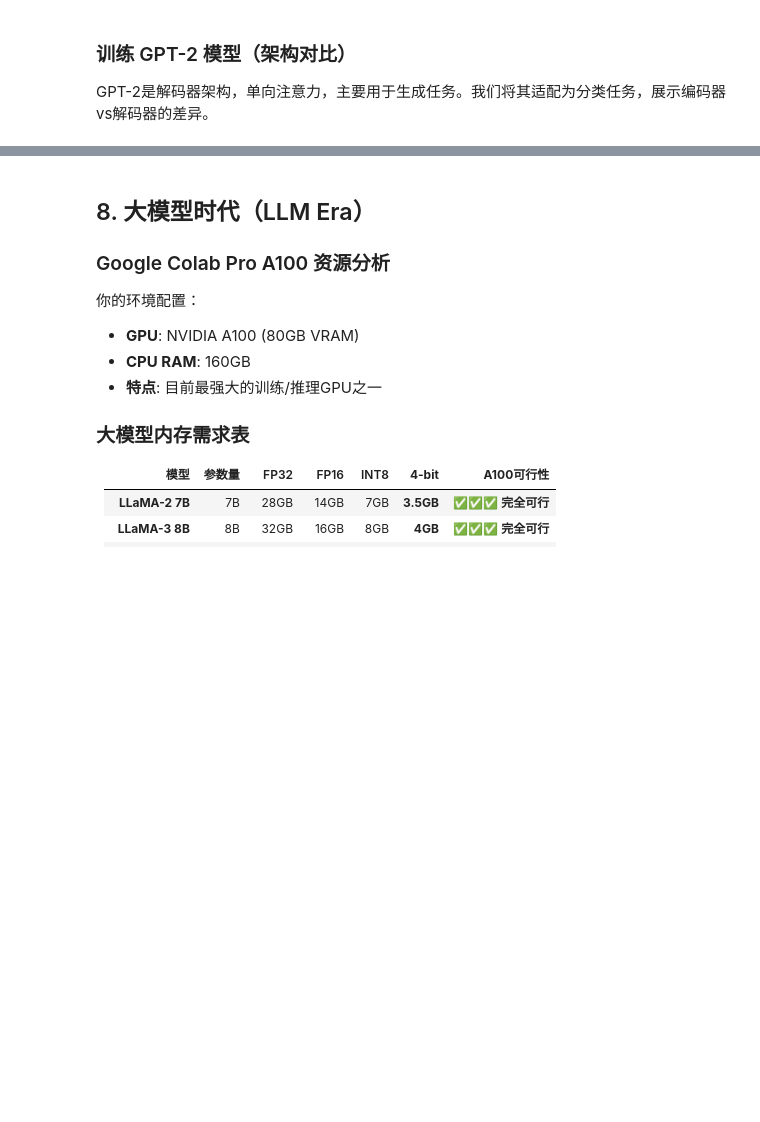
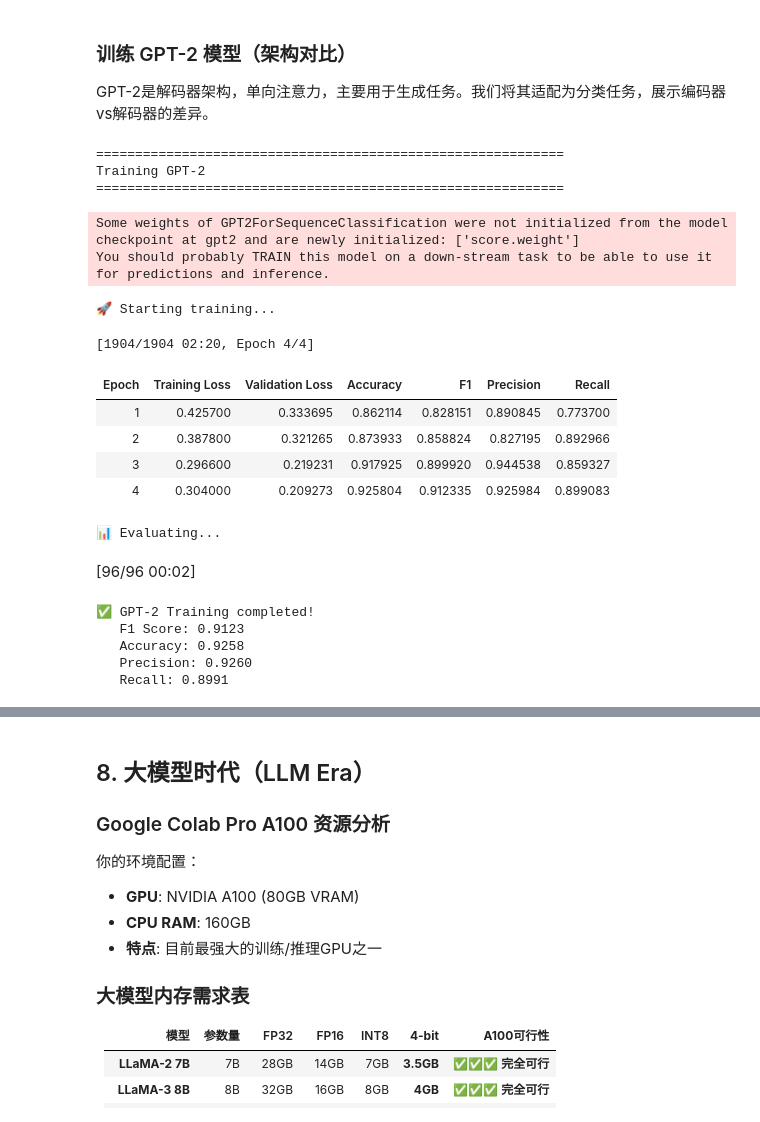
Before and after one commit to RockDeng110/Natural-Language-Processing-with-Disaster-Tweets, a Jupyter notebook: notebooks/00_complete_workflow_simple.ipynb, the cells around one changed output, grey strips where cells are left out. Saved outputs shown, nothing was run; the diff lists cells and outputs as text; code cells hidden in the pictures; blank space fills up the shorter version.

```diff
--- a/notebooks/00_complete_workflow_simple.ipynb
+++ b/notebooks/00_complete_workflow_simple.ipynb
@@ -2502,7 +2533,7 @@ gpt2_model = AutoModelForSequenceClassification.from_pretrained(
     'gpt2',
     num_labels=2
 ).to(config.DEVICE)
-gpt2_model.config.pad_token_id = gpt2_model.config.eos_token_id
+gpt2_model.config.pad_token_id = gpt2_tokenizer.pad_token_id
 
 # Tokenize
 tokenized_train_gpt2 = train_dataset.map(
@@ -2531,37 +2562,58 @@ training_args_gpt2 = TrainingArguments(
     save_total_limit=2,
     warmup_steps=100,
     fp16=torch.cuda.is_available(),
+    report_to="none" # Disable Weights & Biases logging
 )
 
 # Trainer
 gpt2_trainer = Trainer(
     model=gpt2_model,
     args=training_args_gpt2,
     train_dataset=tokenized_train_gpt2,
     eval_dataset=tokenized_val_gpt2,
     tokenizer=gpt2_tokenizer,
     compute_metrics=compute_metrics,
     callbacks=[EarlyStoppingCallback(early_stopping_patience=3)]
 )
 
 # 训练
 print(f"\n🚀 Starting training...")
 gpt2_trainer.train()
 
 # 评估
 print(f"\n📊 Evaluating...")
 gpt2_results = gpt2_trainer.evaluate()
 
 gpt2_f1 = gpt2_results['eval_f1']
 gpt2_acc = gpt2_results['eval_accuracy']
 gpt2_precision = gpt2_results['eval_precision']
 gpt2_recall = gpt2_results['eval_recall']
 
 print(f"\n✅ GPT-2 Training completed!")
 print(f"   F1 Score: {gpt2_f1:.4f}")
 print(f"   Accuracy: {gpt2_acc:.4f}")
 print(f"   Precision: {gpt2_precision:.4f}")
 print(f"   Recall: {gpt2_recall:.4f}")
+# %% [output]
+============================================================
+Training GPT-2
+============================================================
+Some weights of GPT2ForSequenceClassification were not initialized from the model checkpoint at gpt2 and are newly initialized: ['score.weight']
+You should probably TRAIN this model on a down-stream task to be able to use it for predictions and inference.
+🚀 Starting training...
+[1904/1904 02:20, Epoch 4/4]
+| Epoch | Training Loss | Validation Loss | Accuracy | F1 | Precision | Recall |
+| 1 | 0.425700 | 0.333695 | 0.862114 | 0.828151 | 0.890845 | 0.773700 |
+| 2 | 0.387800 | 0.321265 | 0.873933 | 0.858824 | 0.827195 | 0.892966 |
+| 3 | 0.296600 | 0.219231 | 0.917925 | 0.899920 | 0.944538 | 0.859327 |
+| 4 | 0.304000 | 0.209273 | 0.925804 | 0.912335 | 0.925984 | 0.899083 |
+📊 Evaluating...
+[96/96 00:02]
+✅ GPT-2 Training completed!
+   F1 Score: 0.9123
+   Accuracy: 0.9258
+   Precision: 0.9260
+   Recall: 0.8991
 # %%
 # Layer 3 性能对比
 print("\n" + "=" * 70)
```
Also changed, not shown: parts of 23 cells of this notebook.
